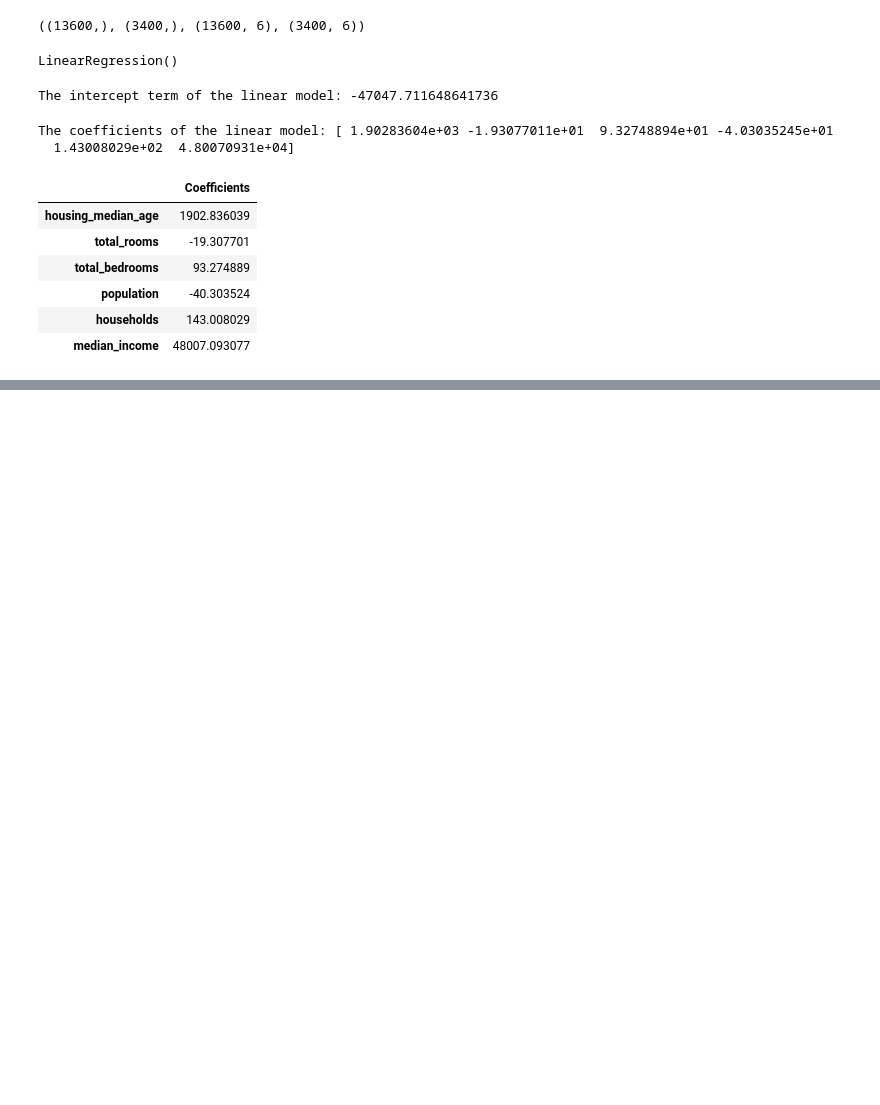
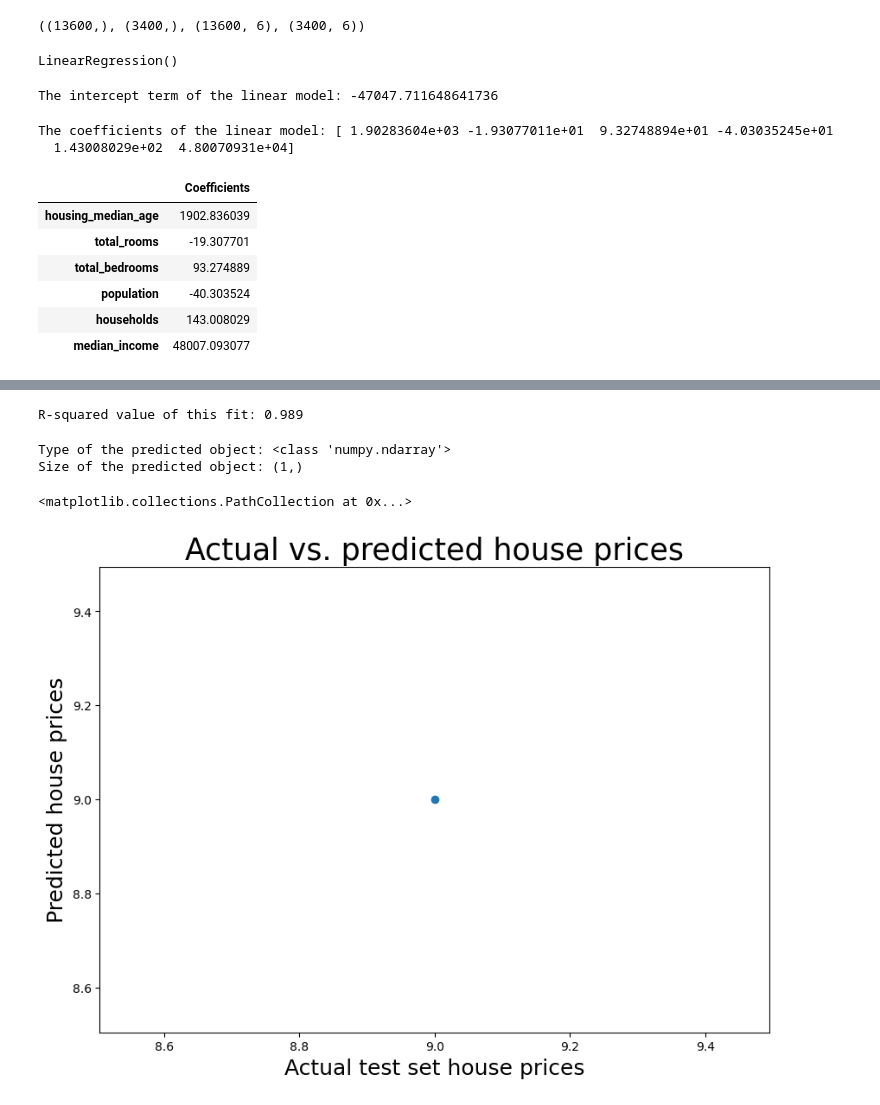
Before and after one commit to 2303A51301/AIML_2025_B11, a Jupyter notebook: LAB_4.ipynb, the cells around one changed output, grey strips where cells are left out. Drawn from its saved outputs; the diff is of its cells as text; code cells hidden in the pictures; blank space fills up the shorter version.

```diff
--- a/LAB_4.ipynb
+++ b/LAB_4.ipynb
@@ -195,0 +234,49 @@ for i in range(k):
+# %%
+!pip install -q scikit-learn
+import pandas as pd
+import numpy as np
+from sklearn import metrics # Importing the metrics module from scikit-learn
+
+# Assuming y_train and train_pred are defined
+# Example values for y_train and train_pred
+y_train = np.array([1, 2, 3, 4, 5])
+train_pred = np.array([1.1, 2.2, 2.9, 3.8, 5.1])
+
+print("R-squared value of this fit:",round(metrics.r2_score(y_train,train_pred),3))
+# %% [output]
+R-squared value of this fit: 0.989
+# %%
+!pip install -q scikit-learn
+from sklearn.linear_model import LinearRegression
+
+# Assuming X_train and y_train are your training data
+# Replace these with your actual data
+X_train = np.array([[1, 2], [3, 4], [5, 6]])
+y_train = np.array([3, 5, 7])
+
+# Create and fit the linear model
+lm = LinearRegression()
+lm.fit(X_train, y_train)
+
+# Replace X_test with your actual test data
+X_test = np.array([[7,8]]) # Example test data
+
+# Now you can use lm to predict
+predictions = lm.predict(X_test)
+print ("Type of the predicted object:", type(predictions))
+print ("Size of the predicted object:", predictions.shape)
+# %% [output]
+Type of the predicted object: <class 'numpy.ndarray'>
+Size of the predicted object: (1,)
+# %%
+plt.figure(figsize=(10,7))
+plt.title("Actual vs. predicted house prices",fontsize=25)
+plt.xlabel("Actual test set house prices",fontsize=18)
+plt.ylabel("Predicted house prices", fontsize=18)
+# Assuming y_test is a numpy array with your actual test data.
+# Replace this with your actual y_test data.
+y_test = np.array([9])
+plt.scatter(x=y_test,y=predictions)
+# %% [output]
+<matplotlib.collections.PathCollection at 0x...>
+[figure, added]
```
Also changed, not shown: parts of 9 cells of this notebook.
